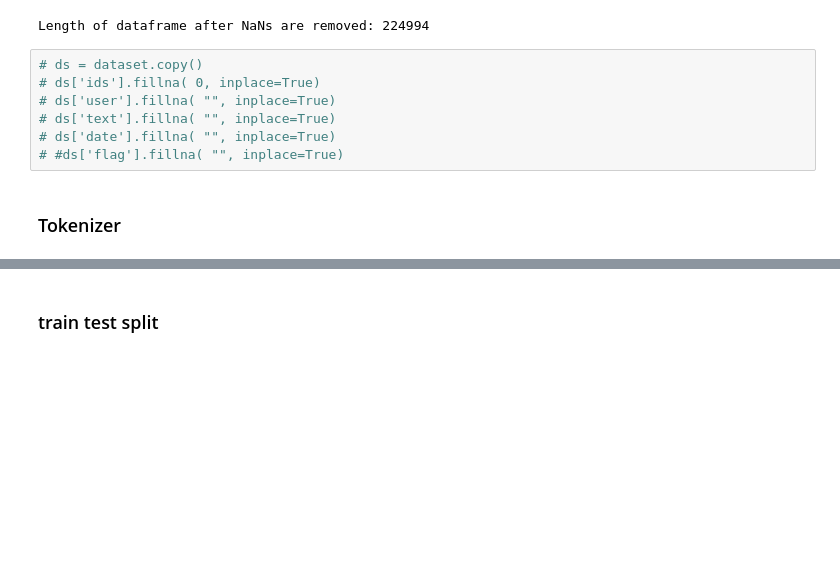
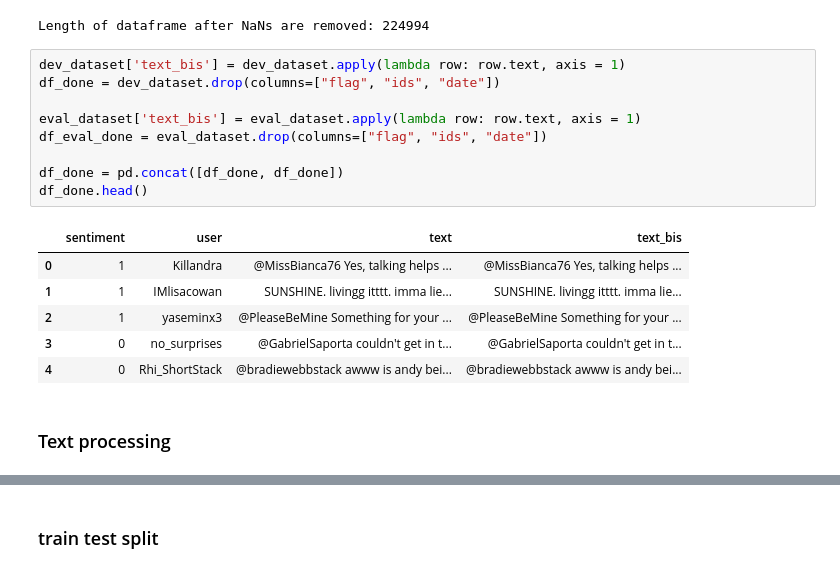
Before and after one commit to MatteoM95/Twitter-Sentiment-Analisys, a Jupyter notebook: Project_DSL_january_2022.ipynb, the cells around one changed output, grey strips where cells are left out. Drawn from its saved outputs; the diff is of its cells as text; blank space fills up the shorter version.

```diff
--- a/Project_DSL_january_2022.ipynb
+++ b/Project_DSL_january_2022.ipynb
@@ -190,11 +190,20 @@ print("Length of dataframe after NaNs are removed:", len(ds))
 # %% [output]
 Length of dataframe after NaNs are removed: 224994
 # %%
-# ds = dataset.copy()
-# ds['ids'].fillna( 0, inplace=True)
-# ds['user'].fillna( "", inplace=True)
-# ds['text'].fillna( "", inplace=True)
-# ds['date'].fillna( "", inplace=True)
-# #ds['flag'].fillna( "", inplace=True)
+dev_dataset['text_bis'] = dev_dataset.apply(lambda row: row.text, axis = 1)
+df_done = dev_dataset.drop(columns=["flag", "ids", "date"])
+
+eval_dataset['text_bis'] = eval_dataset.apply(lambda row: row.text, axis = 1)
+df_eval_done = eval_dataset.drop(columns=["flag", "ids", "date"])
+
+df_done = pd.concat([df_done, df_done])
+df_done.head()
+# %% [output]
+|  | sentiment | user | text | text_bis |
+| 0 | 1 | Killandra | @MissBianca76 Yes, talking helps ... | @MissBianca76 Yes, talking helps ... |
+| 1 | 1 | IMlisacowan | SUNSHINE. livingg itttt. imma lie... | SUNSHINE. livingg itttt. imma lie... |
+| 2 | 1 | yaseminx3 | @PleaseBeMine Something for your ... | @PleaseBeMine Something for your ... |
+| 3 | 0 | no_surprises | @GabrielSaporta couldn't get in t... | @GabrielSaporta couldn't get in t... |
+| 4 | 0 | Rhi_ShortStack | @bradiewebbstack awww is andy bei... | @bradiewebbstack awww is andy bei... |
 # %% [markdown]
-### Tokenizer
+###  Text processing
```
Also changed, not shown: parts of 8 cells of this notebook.
